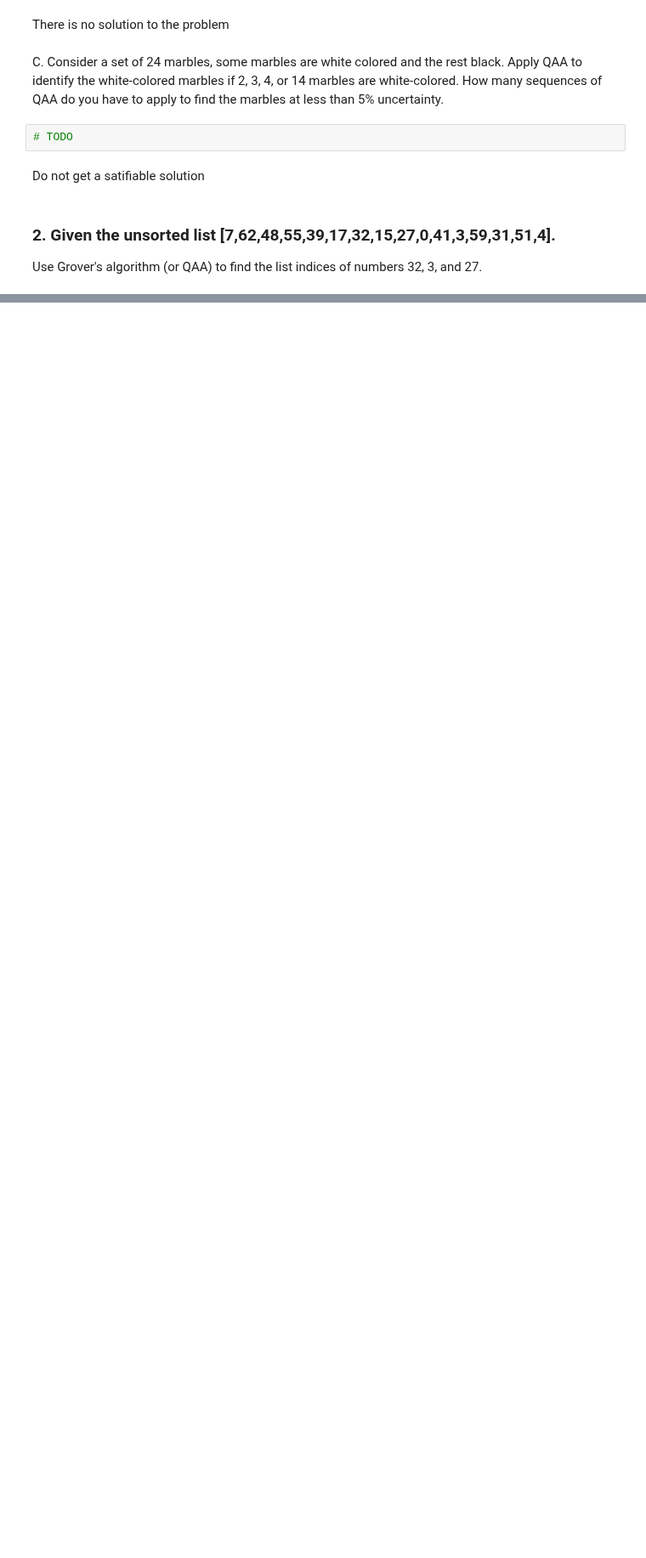
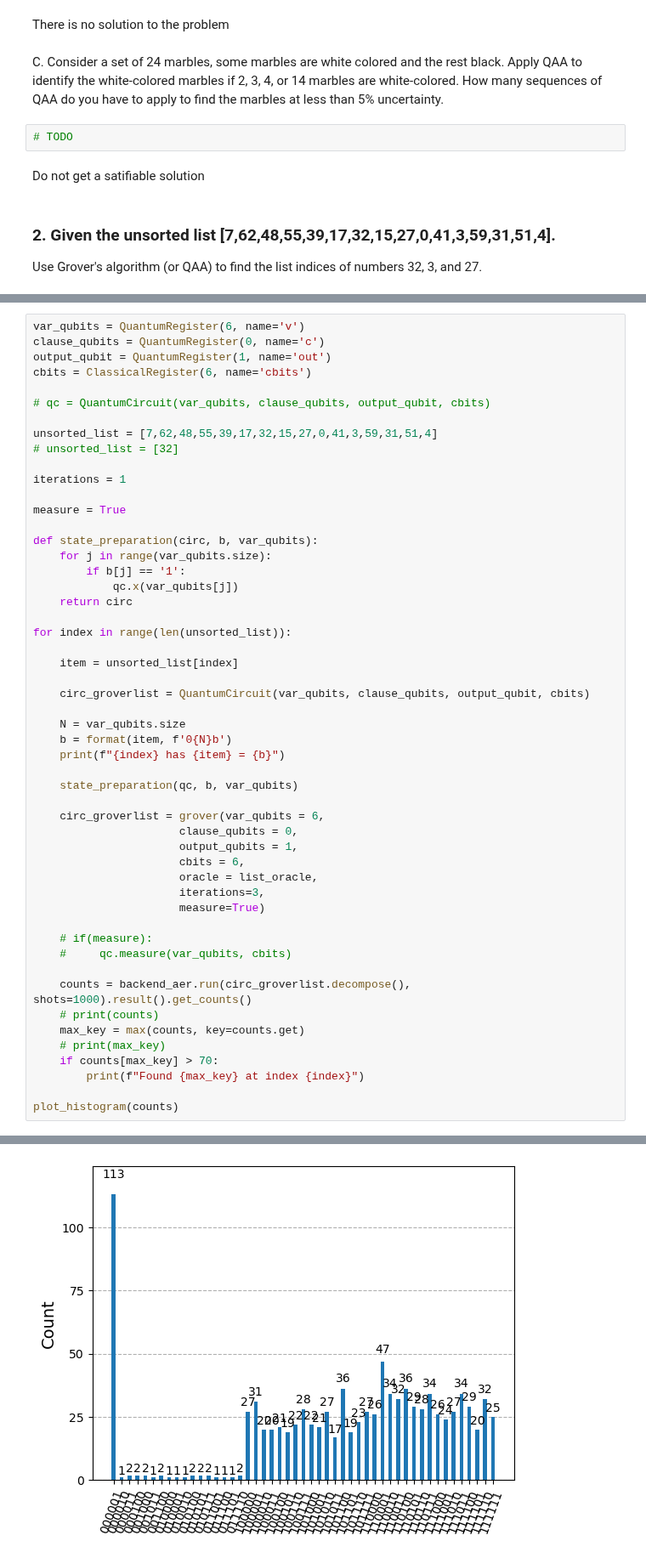
Before and after one commit to elijahkin/amsc698k, a Jupyter notebook: hw4/hw4.ipynb, the cells around one changed output, grey strips where cells are left out. Shown at 85% size. Saved outputs shown, nothing was run; the diff lists cells and outputs as text; blank space fills up the shorter version.

```diff
--- a/hw4/hw4.ipynb
+++ b/hw4/hw4.ipynb
@@ -473,0 +466,53 @@ circ_groverlist = grover(var_qubits = 6,
+# %%
+var_qubits = QuantumRegister(6, name='v')
+clause_qubits = QuantumRegister(0, name='c')
+output_qubit = QuantumRegister(1, name='out')
+cbits = ClassicalRegister(6, name='cbits')
+
+# qc = QuantumCircuit(var_qubits, clause_qubits, output_qubit, cbits)
+
+unsorted_list = [7,62,48,55,39,17,32,15,27,0,41,3,59,31,51,4]
+# unsorted_list = [32]
+
+iterations = 1
+
+measure = True
+
+def state_preparation(circ, b, var_qubits):
+    for j in range(var_qubits.size):
+        if b[j] == '1':
+            qc.x(var_qubits[j])
+    return circ
+
+for index in range(len(unsorted_list)):
+
+    item = unsorted_list[index]
+
+    circ_groverlist = QuantumCircuit(var_qubits, clause_qubits, output_qubit, cbits)
+
+    N = var_qubits.size
+    b = format(item, f'0{N}b')
+    print(f"{index} has {item} = {b}")
+
+    state_preparation(qc, b, var_qubits)
+
+    circ_groverlist = grover(var_qubits = 6,
+                      clause_qubits = 0,
+                      output_qubits = 1,
+                      cbits = 6,
+                      oracle = list_oracle,
+                      iterations=3,
+                      measure=True)
+
+    # if(measure):
+    #     qc.measure(var_qubits, cbits)
+
+    counts = backend_aer.run(circ_groverlist.decompose(), shots=1000).result().get_counts()
+    # print(counts)
+    max_key = max(counts, key=counts.get)
+    # print(max_key)
+    if counts[max_key] > 70:
+        print(f"Found {max_key} at index {index}")
+
+plot_histogram(counts)
+# %% [output]
@@ -474,3 +536,4 @@ circ_groverlist = grover(var_qubits = 6,
+[figure, added]
 # %%
 backend_aer = Aer.get_backend('qasm_simulator')
 counts = backend_aer.run(circ_groverlist.decompose(), shots=1000).result().get_counts()
```
Also changed, not shown: parts of 9 cells of this notebook.
